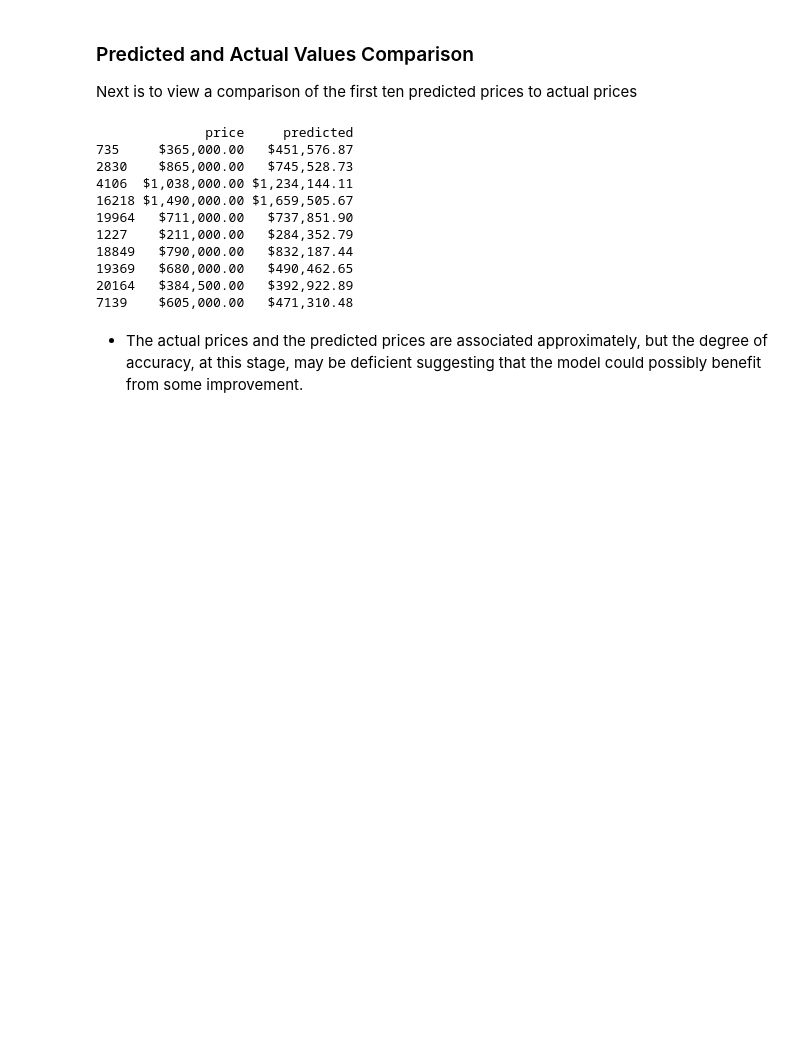
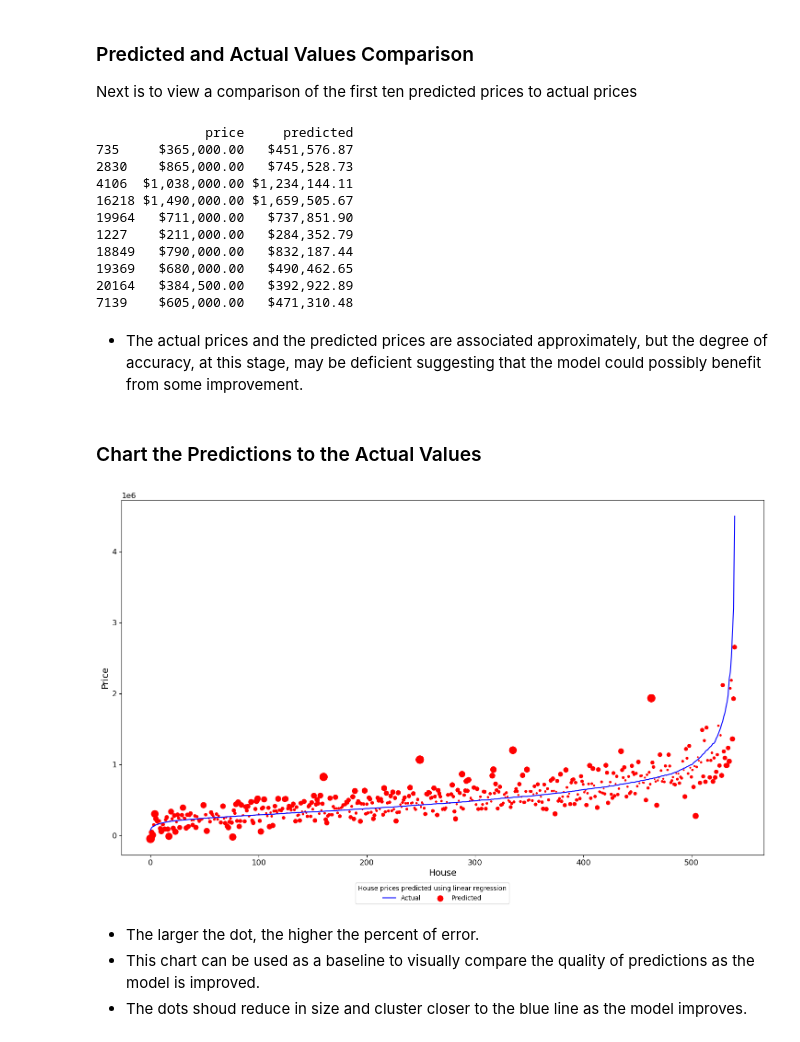
Before and after one commit to tyrantdavis/KC-Housing, a Jupyter notebook: housing.ipynb, the cells around one changed output. Cells and saved outputs as stored; diff of their text form; code cells hidden in the pictures; blank space fills up the shorter version.

Commit message:
Chart predictions to actuals comparison

```diff
--- a/housing.ipynb
+++ b/housing.ipynb
@@ -557,3 +557,48 @@ with pd.option_context("float_format", "${:,.2f}".format):
 7139    $605,000.00   $471,310.48
 # %% [markdown]
 - The actual prices and the predicted prices are associated approximately, but the degree of accuracy, at this stage, may be deficient suggesting that the model could possibly benefit from some improvement.
+# %% [markdown]
+### Chart the Predictions to the Actual Values
+# %%
+def predicted_actual_comparison(chart_description):
+
+    N = 10  # Plot every Nth value to save time and resources
+    predictions_dataframe = predictions.sort_values("price")[::N]
+
+    predictions_dataframe["diff"] = (
+        predictions_dataframe["price"] - predictions_dataframe["predicted"]
+    )
+    predictions_dataframe["recnum"] = np.arange(len(predictions_dataframe))
+    predictions_dataframe["error_pct"] = (
+        abs(predictions_dataframe["diff"] / predictions_dataframe["price"]) * 100
+    )
+
+    ax = plt.figure(figsize=[18, 10])
+    plt.ylabel("Price")
+    plt.xlabel("House")
+    plt.plot(
+        predictions_dataframe["recnum"], predictions_dataframe["price"], color="blue"
+    )
+
+    plt.scatter(
+        predictions_dataframe["recnum"],
+        predictions_dataframe["predicted"],
+        predictions_dataframe["error_pct"],
+        color="red",
+    )
+
+    ax.legend(
+        ["Actual", "Predicted"], loc="lower center", ncol=2, title=chart_description
+    )
+
+    plt.show()
+
+
+# Compare the predicted prices to actual prices
+predicted_actual_comparison("House prices predicted using linear regression")
+# %% [output]
+[figure, added]
+# %% [markdown]
+- The larger the dot, the higher the percent of error.
+- This chart can be used as a baseline to visually compare the quality of predictions as the model is improved.
+- The dots shoud reduce in size and cluster closer to the blue line as the model improves.
```
Also changed, not shown: parts of 1 cell of this notebook.
